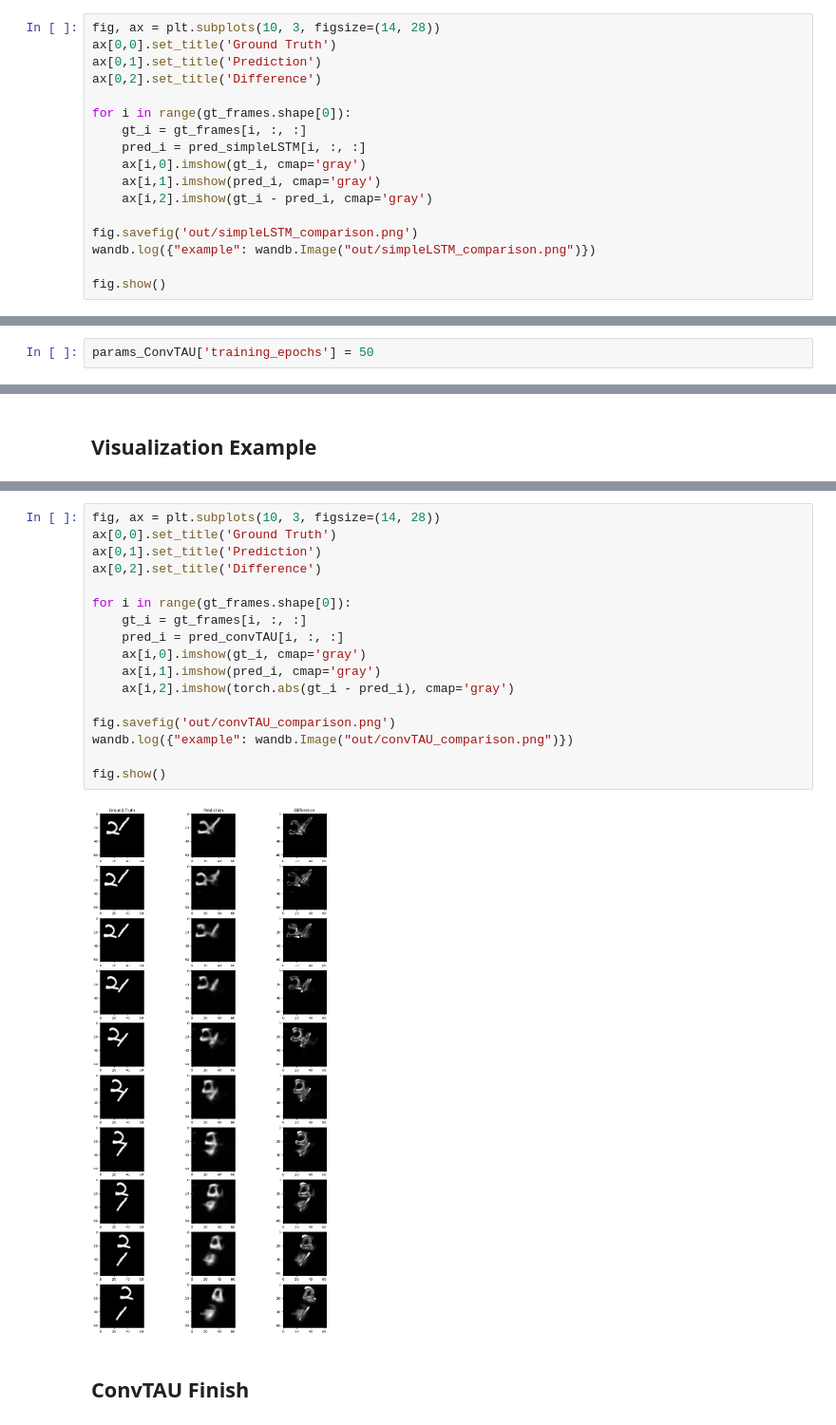
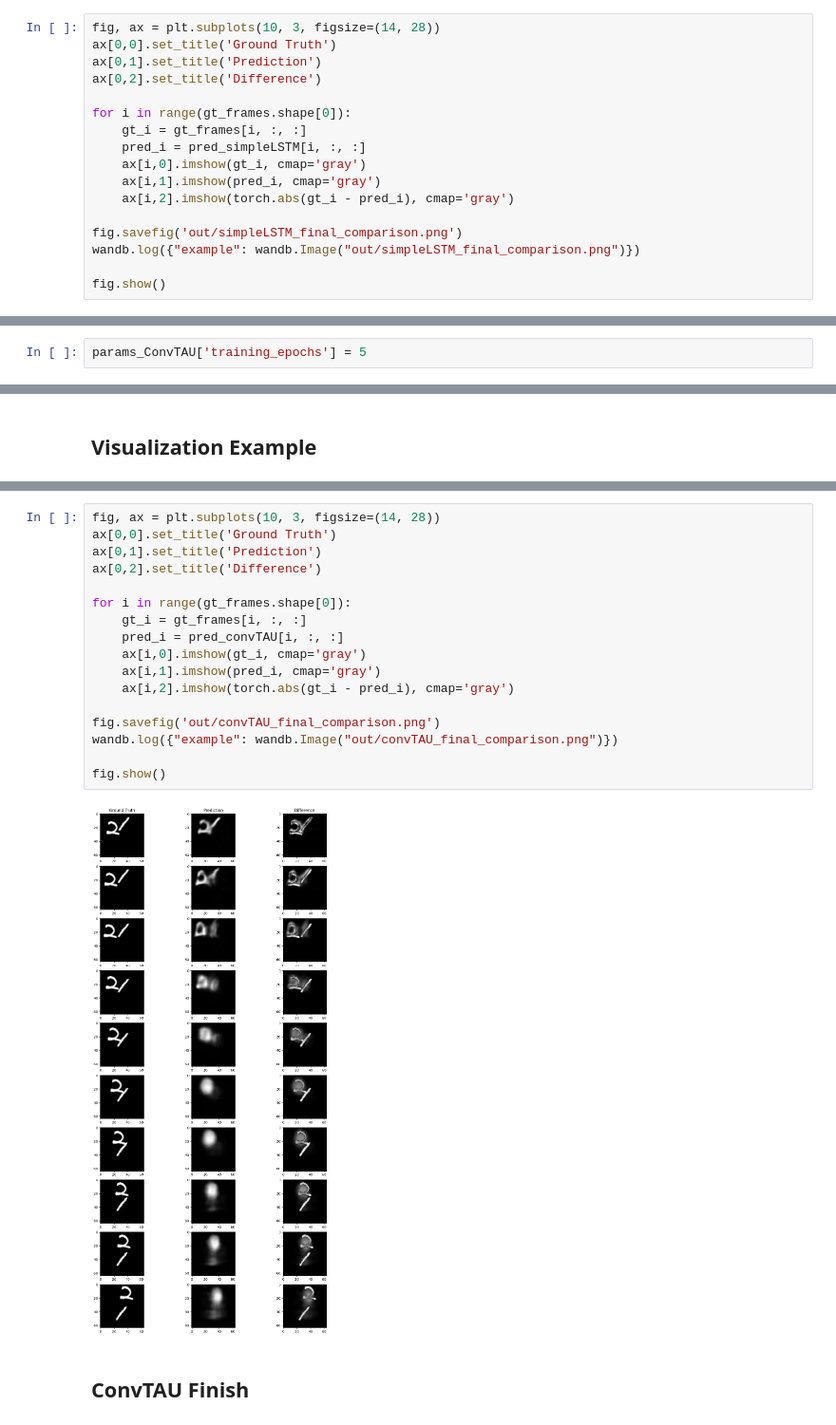
Before and after one commit to Silver0x10/VideoPrediction_MovingMNIST, a Jupyter notebook: notebooks/VideoPredictionMovingMNIST.ipynb, the cells around one changed output, grey strips where cells are left out. Shown at 95% size. Drawn from its saved outputs; the diff is of its cells as text.

Commit message:
finalizing the notebook

```diff
--- a/notebooks/VideoPredictionMovingMNIST.ipynb
+++ b/notebooks/VideoPredictionMovingMNIST.ipynb
@@ -196,9 +235,9 @@ for i in range(gt_frames.shape[0]):
     pred_i = pred_simpleLSTM[i, :, :]
     ax[i,0].imshow(gt_i, cmap='gray')
     ax[i,1].imshow(pred_i, cmap='gray')
-    ax[i,2].imshow(gt_i - pred_i, cmap='gray')
+    ax[i,2].imshow(torch.abs(gt_i - pred_i), cmap='gray')
 
-fig.savefig('out/simpleLSTM_comparison.png')
-wandb.log({"example": wandb.Image("out/simpleLSTM_comparison.png")})
+fig.savefig('out/simpleLSTM_final_comparison.png')
+wandb.log({"example": wandb.Image("out/simpleLSTM_final_comparison.png")})
 
 fig.show()
@@ -361,7 +416,7 @@ zip error: Nothing to do! (try: zip -r ../logs . -i lightning_logs/)
 from src.ConvTAU import ConvTAU
 from src.parameters import params_ConvTAU
 # %%
-params_ConvTAU['training_epochs'] = 50
+params_ConvTAU['training_epochs'] = 5
 # %%
 model_convTAU = ConvTAU(params_ConvTAU)
 # %% [markdown]
@@ -481,22 +527,22 @@ show_video_line(pred_convTAU, 10)
 # %%
 fig, ax = plt.subplots(10, 3, figsize=(14, 28))
 ax[0,0].set_title('Ground Truth')
 ax[0,1].set_title('Prediction')
 ax[0,2].set_title('Difference')
 
 for i in range(gt_frames.shape[0]):
     gt_i = gt_frames[i, :, :]
     pred_i = pred_convTAU[i, :, :]
     ax[i,0].imshow(gt_i, cmap='gray')
     ax[i,1].imshow(pred_i, cmap='gray')
     ax[i,2].imshow(torch.abs(gt_i - pred_i), cmap='gray')
 
-fig.savefig('out/convTAU_comparison.png')
-wandb.log({"example": wandb.Image("out/convTAU_comparison.png")})
+fig.savefig('out/convTAU_final_comparison.png')
+wandb.log({"example": wandb.Image("out/convTAU_final_comparison.png")})
 
 fig.show()
 # %% [output]
-[figure, old version]
+[figure, new version]
 # %% [markdown]
 ## ConvTAU Finish
 # %%
```
Also changed, not shown: parts of 39 cells of this notebook.
